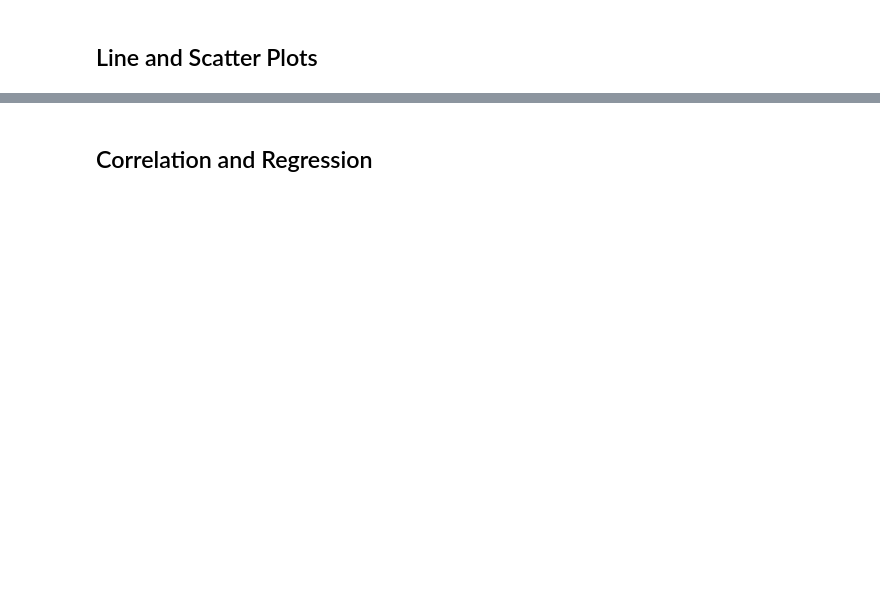
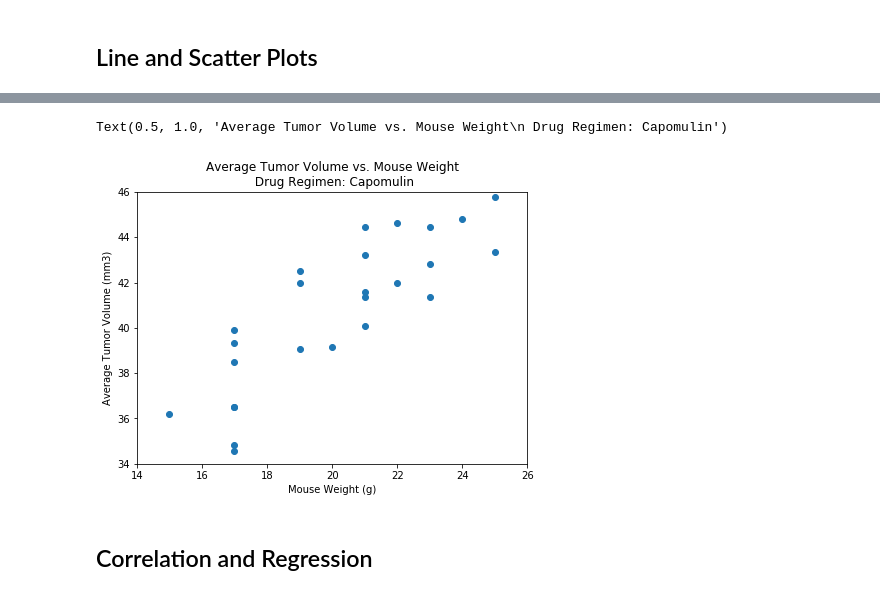
Before and after one commit to JacobTrevithick/matplotlib-challenge, a Jupyter notebook: Pymaceuticals/pymaceuticals_starter.ipynb, the cells around one changed output, grey strips where cells are left out. Cells and saved outputs as stored; diff of their text form; code cells hidden in the pictures; blank space fills up the shorter version.

```diff
--- a/Pymaceuticals/pymaceuticals_starter.ipynb
+++ b/Pymaceuticals/pymaceuticals_starter.ipynb
@@ -299,2 +369,24 @@ array([ 0,  5, 10, 15, 20, 25, 30, 35, 40, 45])
+# %%
+# Generate a scatter plot of average tumor volume vs. mouse weight for the Capomulin regimen
+capomulin_df = mouse_study_df[mouse_study_df['Drug Regimen']=='Capomulin']
+cap_group = capomulin_df.groupby(['Mouse ID'])
+
+avg_tumor_vols = cap_group['Tumor Volume (mm3)'].mean()
+weights = cap_group['Weight (g)'].mean()
+
+fig, ax = plt.subplots(1,1, figsize=(7,5))
+
+ax.scatter(x=weights, y=avg_tumor_vols)
+
+ax.set_xlabel("Mouse Weight (g)")
+ax.set_xlim(14,26, 2)
+
+ax.set_ylabel("Average Tumor Volume (mm3)")
+ax.set_ylim(34, 46, 2)
+
+ax.set_title("Average Tumor Volume vs. Mouse Weight\n Drug Regimen: Capomulin")
+# %% [output]
+Text(0.5, 1.0, 'Average Tumor Volume vs. Mouse Weight\n Drug Regimen: Capomulin')
+[figure, added]
 # %% [markdown]
 ## Correlation and Regression
```
Also changed, not shown: parts of 12 cells of this notebook.
